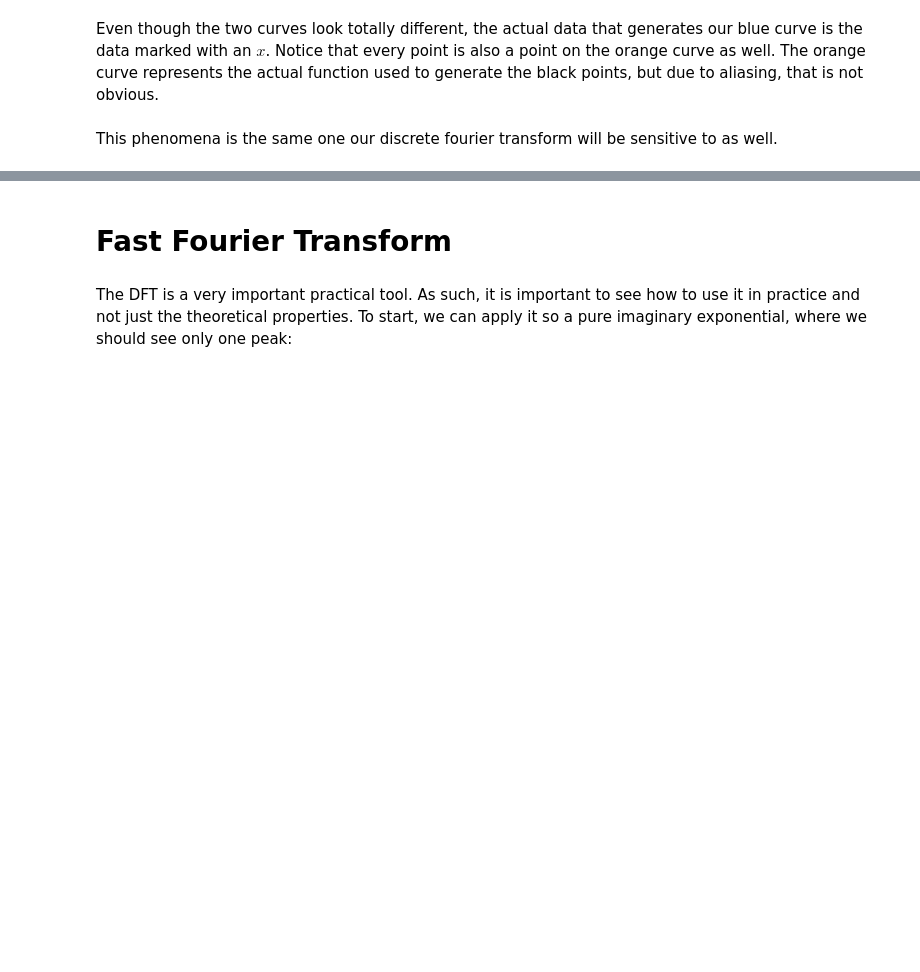
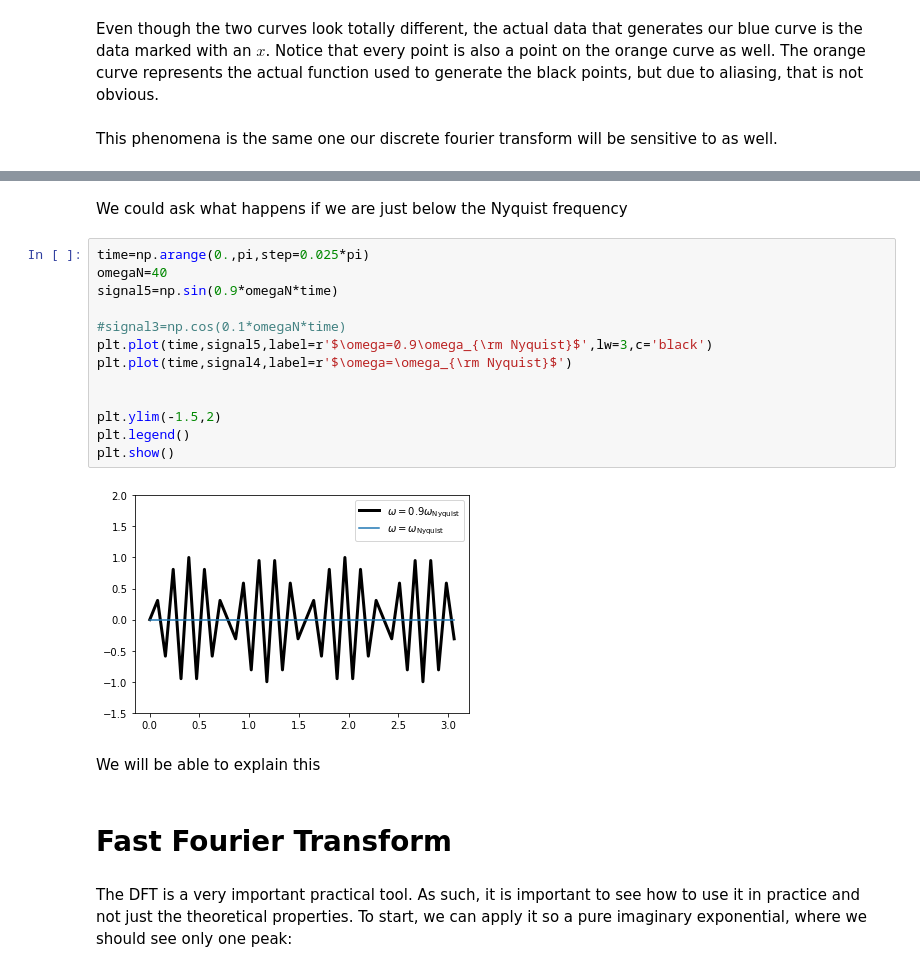
Before and after one commit to drgreen/Phys105B_S24, a Jupyter notebook: FFT.ipynb, the cells around one changed output, grey strips where cells are left out. Cells and saved outputs as stored; diff of their text form; blank space fills up the shorter version.

```diff
--- a/FFT.ipynb
+++ b/FFT.ipynb
@@ -55,3 +91,22 @@ This phenomena is the same one our discrete fourier transform will be sensitive
+# %% [markdown]
+We could ask what happens if we are just below the Nyquist frequency
+# %%
+time=np.arange(0.,pi,step=0.025*pi)
+omegaN=40
+signal5=np.sin(0.9*omegaN*time)
+
+#signal3=np.cos(0.1*omegaN*time)
+plt.plot(time,signal5,label=r'$\omega=0.9\omega_{\rm Nyquist}$',lw=3,c='black')
+plt.plot(time,signal4,label=r'$\omega=\omega_{\rm Nyquist}$')
+
+
+plt.ylim(-1.5,2)
+plt.legend()
+plt.show()
+# %% [output]
+[figure, added]
+# %% [markdown]
+We will be able to explain this
 # %% [markdown]
 # Fast Fourier Transform
 # %% [markdown]
```
Also changed, not shown: parts of 22 cells of this notebook.
